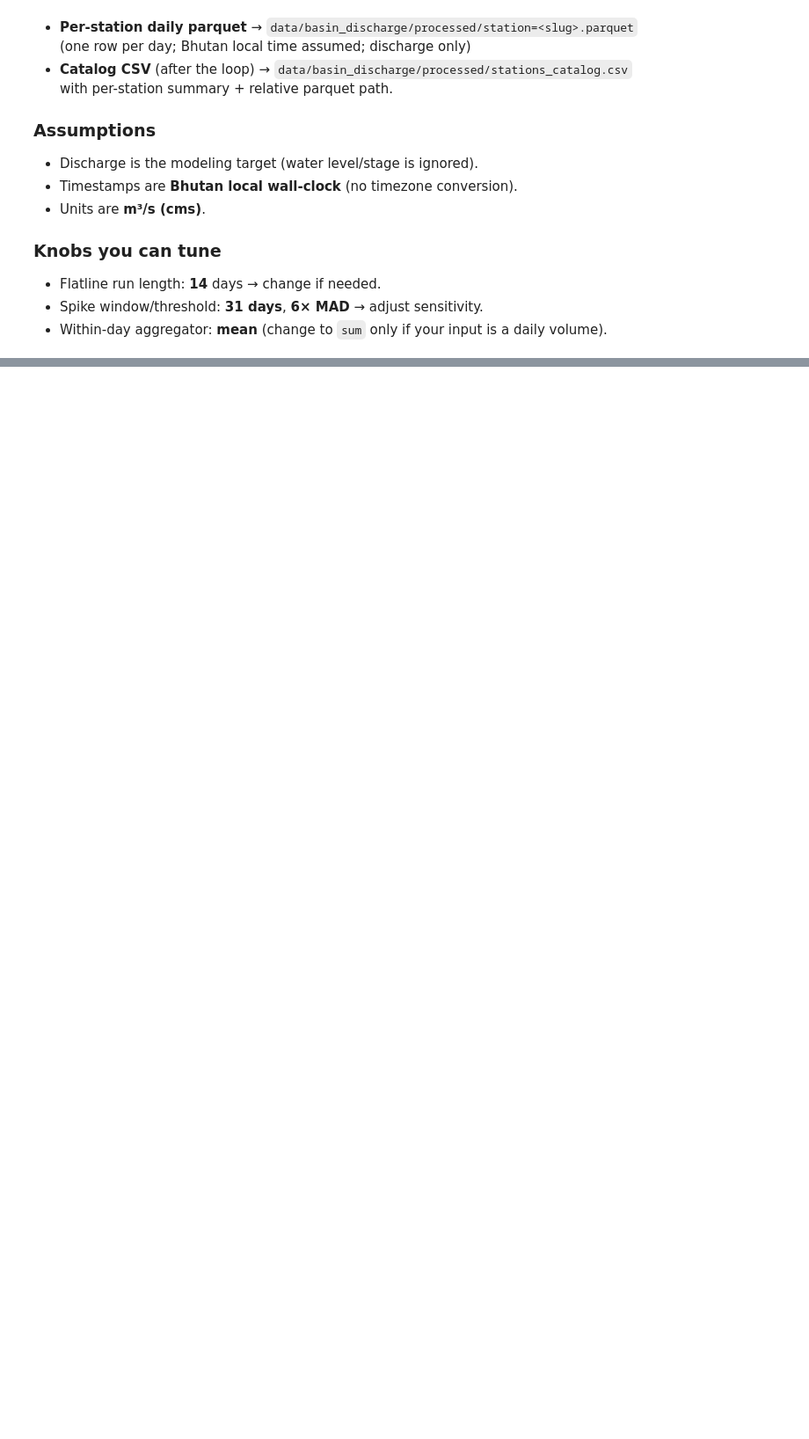
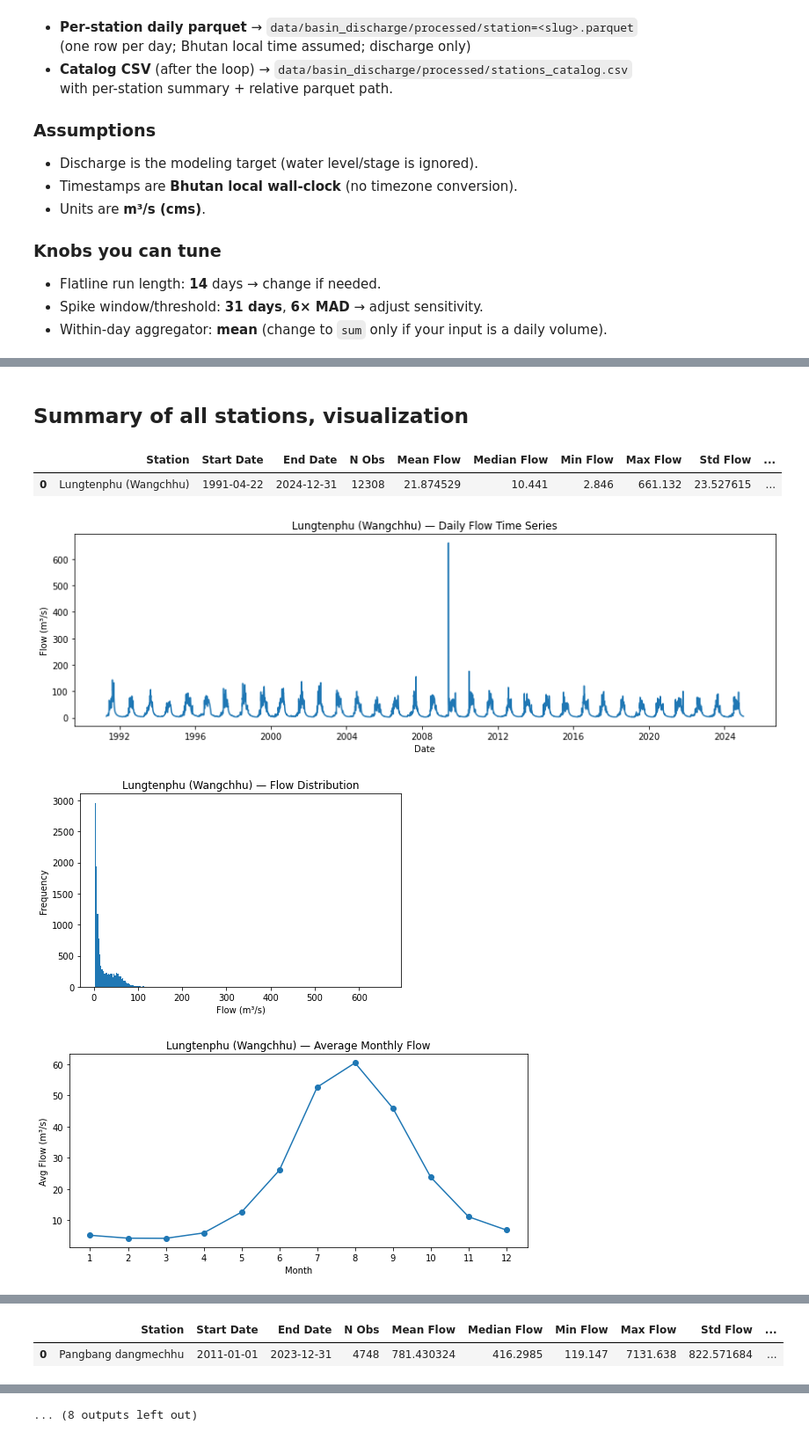
Before and after one commit to QingfangLiu/bhutan_climate_modeling, a Jupyter notebook: code/basin_discharge/Bhutan_Discharge_EDA.ipynb, the cells around one changed output, grey strips where cells are left out. Shown at 88% size. Drawn from its saved outputs; the diff is of its cells as text; code cells hidden in the pictures; blank space fills up the shorter version.

Commit message:
update discharge EDA code to show station-wise qc summaries; info carried to modeling part

```diff
--- a/code/basin_discharge/Bhutan_Discharge_EDA.ipynb
+++ b/code/basin_discharge/Bhutan_Discharge_EDA.ipynb
@@ -35,6 +41,5 @@ Project root: /Users/liuq13/bhutan_climate_modeling
 # %%
-# --- User parameters ---
-INPUT_XLSX = "../../data/basin_discharge/Discharge data Major Basin.xlsx"
+INPUT_XLSX = PROJECT_ROOT / "data" / "basin_discharge" / "Discharge data Major Basin.xlsx"
 SKIPROWS = 3                                               # metadata rows before header row (header at row 4)
 print("Input:", INPUT_XLSX)
 # %% [output]
@@ -425,0 +331,2 @@ catalog_path, catalog_df.head()
+# %% [markdown]
+## Summary of all stations, visualization
@@ -425,0 +404,24 @@ catalog_path, catalog_df.head()
+# %%
+all_summaries = []
+monthly_tables = {}
+
+for sheet in sheets:
+    station = sheet
+    df = load_station_sheet(INPUT_XLSX, sheet_name=sheet, skiprows=SKIPROWS)
+
+    # Summary table row
+    summ = station_summary(df)
+    row = {"Station": station, **summ}
+    all_summaries.append(row)
+
+    # Inline visuals
+    display(pd.DataFrame([row]))
+    show_timeseries(df, station)
+    show_histogram(df, station)
+    monthly_tables[station] = compute_monthly_means(df, station)
+# %% [output]
+|  | Station | Start Date | End Date | N Obs | Mean Flow | Median Flow | Min Flow | Max Flow | Std Flow | ... |
+| 0 | Lungtenphu (Wangchhu) | 1991-04-22 | 2024-12-31 | 12308 | 21.874529 | 10.441 | 2.846 | 661.132 | 23.527615 | ... |
+[figure, added]
+[figure, added]
+[figure, added]
@@ -425,0 +433,2 @@ catalog_path, catalog_df.head()
+|  | Station | Start Date | End Date | N Obs | Mean Flow | Median Flow | Min Flow | Max Flow | Std Flow | ... |
+| 0 | Pangbang dangmechhu | 2011-01-01 | 2023-12-31 | 4748 | 781.430324 | 416.2985 | 119.147 | 7131.638 | 822.571684 | ... |
@@ -426 +438,2 @@ catalog_path, catalog_df.head()
+... (8 outputs left out)
 # %% [markdown]
```
Also changed, not shown: parts of 19 cells of this notebook, 6 other files.
